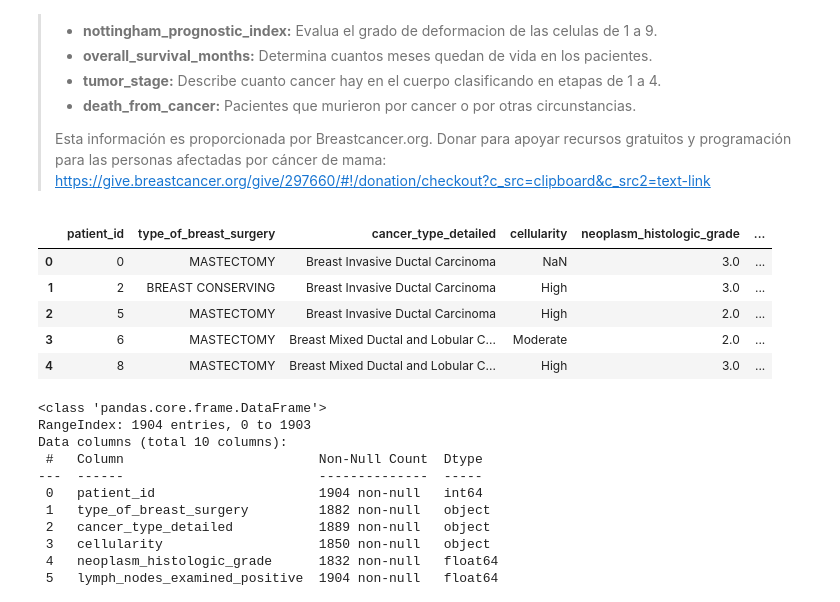
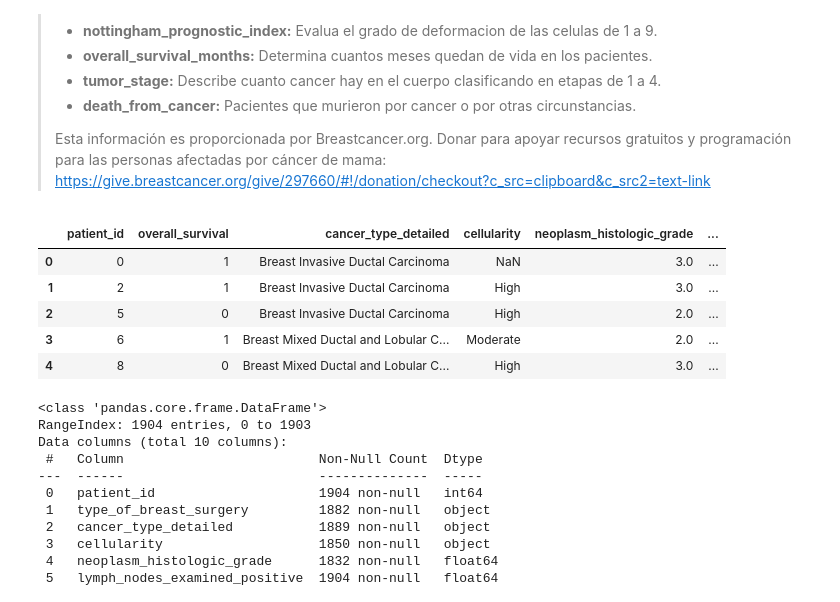
Before and after one commit to SebasM2000/DataBase_Sttcs, a Jupyter notebook: comp.ipynb, the cells around one changed output. Saved outputs shown, nothing was run; the diff lists cells and outputs as text; code cells hidden in the pictures.

```diff
--- a/comp.ipynb
+++ b/comp.ipynb
@@ -59,18 +59,18 @@ Index(['patient_id', 'age_at_diagnosis', 'type_of_breast_surgery',
 Donar para apoyar recursos gratuitos y programación para las personas afectadas por cáncer de mama: https://give.breastcancer.org/give/297660/#!/donation/checkout?c_src=clipboard&c_src2=text-link
 # %%
 # Tabla de las variables seleccionadas
-analisis = pd.DataFrame(datos, columns=["patient_id","type_of_breast_surgery",
+analisis = pd.DataFrame(datos, columns = ["patient_id","overall_survival",
                                       "cancer_type_detailed", "cellularity","neoplasm_histologic_grade",
                                       "lymph_nodes_examined_positive", "nottingham_prognostic_index",
-                                      "overall_survival", "hormone_therapy","death_from_cancer"])
+                                      "tumor_size", "hormone_therapy","death_from_cancer"])
 analisis.head()
 # %% [output]
-|  | patient_id | type_of_breast_surgery | cancer_type_detailed | cellularity | neoplasm_histologic_grade | ... |
-| 0 | 0 | MASTECTOMY | Breast Invasive Ductal Carcinoma | NaN | 3.0 | ... |
-| 1 | 2 | BREAST CONSERVING | Breast Invasive Ductal Carcinoma | High | 3.0 | ... |
-| 2 | 5 | MASTECTOMY | Breast Invasive Ductal Carcinoma | High | 2.0 | ... |
-| 3 | 6 | MASTECTOMY | Breast Mixed Ductal and Lobular C... | Moderate | 2.0 | ... |
-| 4 | 8 | MASTECTOMY | Breast Mixed Ductal and Lobular C... | High | 3.0 | ... |
+|  | patient_id | overall_survival | cancer_type_detailed | cellularity | neoplasm_histologic_grade | ... |
+| 0 | 0 | 1 | Breast Invasive Ductal Carcinoma | NaN | 3.0 | ... |
+| 1 | 2 | 1 | Breast Invasive Ductal Carcinoma | High | 3.0 | ... |
+| 2 | 5 | 0 | Breast Invasive Ductal Carcinoma | High | 2.0 | ... |
+| 3 | 6 | 1 | Breast Mixed Ductal and Lobular C... | Moderate | 2.0 | ... |
+| 4 | 8 | 0 | Breast Mixed Ductal and Lobular C... | High | 3.0 | ... |
 # %%
 analisis.info()
 analisis.isnull().sum()
```
Also changed, not shown: parts of 7 cells of this notebook.
